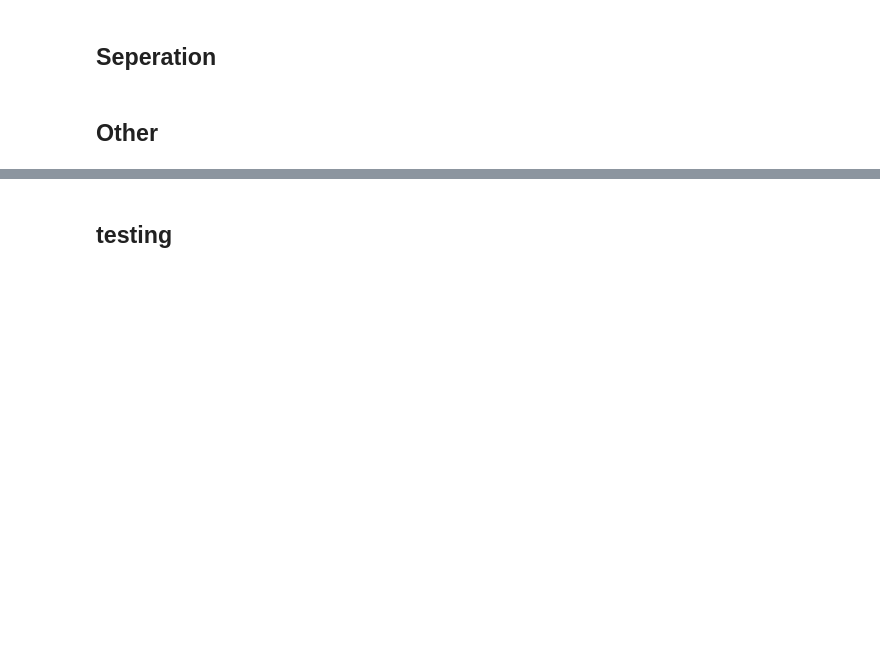
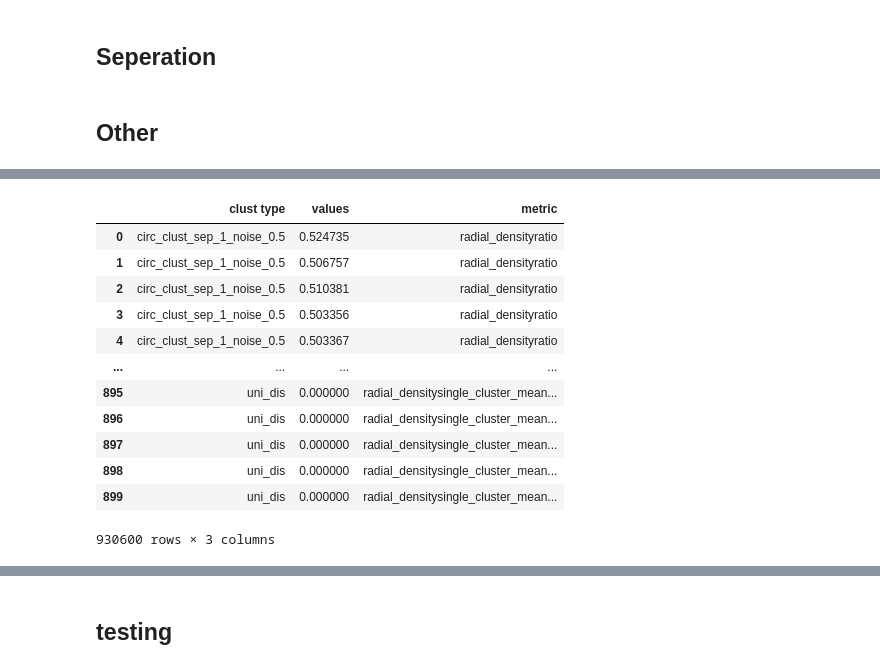
Before and after one commit to nonieA/mc-hammer, a Jupyter notebook: notebooks/cluster_measures_experiment.ipynb, the cells around one changed output, grey strips where cells are left out. Drawn from its saved outputs; the diff is of its cells as text; code cells hidden in the pictures; blank space fills up the shorter version.

```diff
--- a/notebooks/cluster_measures_experiment.ipynb
+++ b/notebooks/cluster_measures_experiment.ipynb
@@ -198,0 +265,6 @@ other_dict = {i:{k:get_metrics_results(v,i) for k,v in full_dict.items()} for i
+# %%
+keys_list = list(full_dict.keys())
+keys_list = set([name_delete(i) for i in keys_list])
+keys_dict = {i:[] for i in keys_list}
+for i in full_dict.keys():
+    keys_dict[name_delete(i)].append(i)
@@ -198,0 +283,16 @@ other_dict = {i:{k:get_metrics_results(v,i) for k,v in full_dict.items()} for i
+# %%
+compdf
+# %% [output]
+|  | clust type | values | metric |
+| 0 | circ_clust_sep_1_noise_0.5 | 0.524735 | radial_densityratio |
+| 1 | circ_clust_sep_1_noise_0.5 | 0.506757 | radial_densityratio |
+| 2 | circ_clust_sep_1_noise_0.5 | 0.510381 | radial_densityratio |
+| 3 | circ_clust_sep_1_noise_0.5 | 0.503356 | radial_densityratio |
+| 4 | circ_clust_sep_1_noise_0.5 | 0.503367 | radial_densityratio |
+| ... | ... | ... | ... |
+| 895 | uni_dis | 0.000000 | radial_densitysingle_cluster_mean... |
+| 896 | uni_dis | 0.000000 | radial_densitysingle_cluster_mean... |
+| 897 | uni_dis | 0.000000 | radial_densitysingle_cluster_mean... |
+| 898 | uni_dis | 0.000000 | radial_densitysingle_cluster_mean... |
+| 899 | uni_dis | 0.000000 | radial_densitysingle_cluster_mean... |
+930600 rows × 3 columns
```
Also changed, not shown: parts of 28 cells of this notebook, 2 other files.
